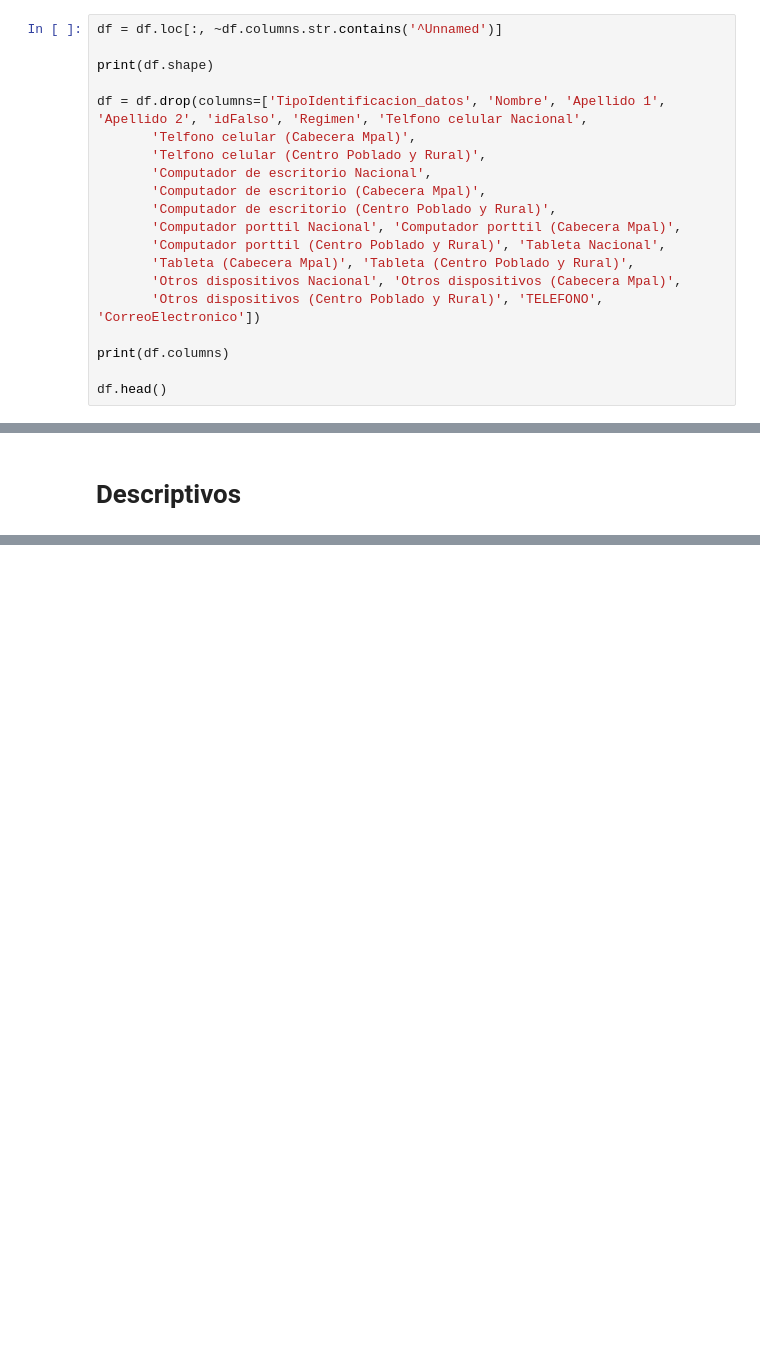
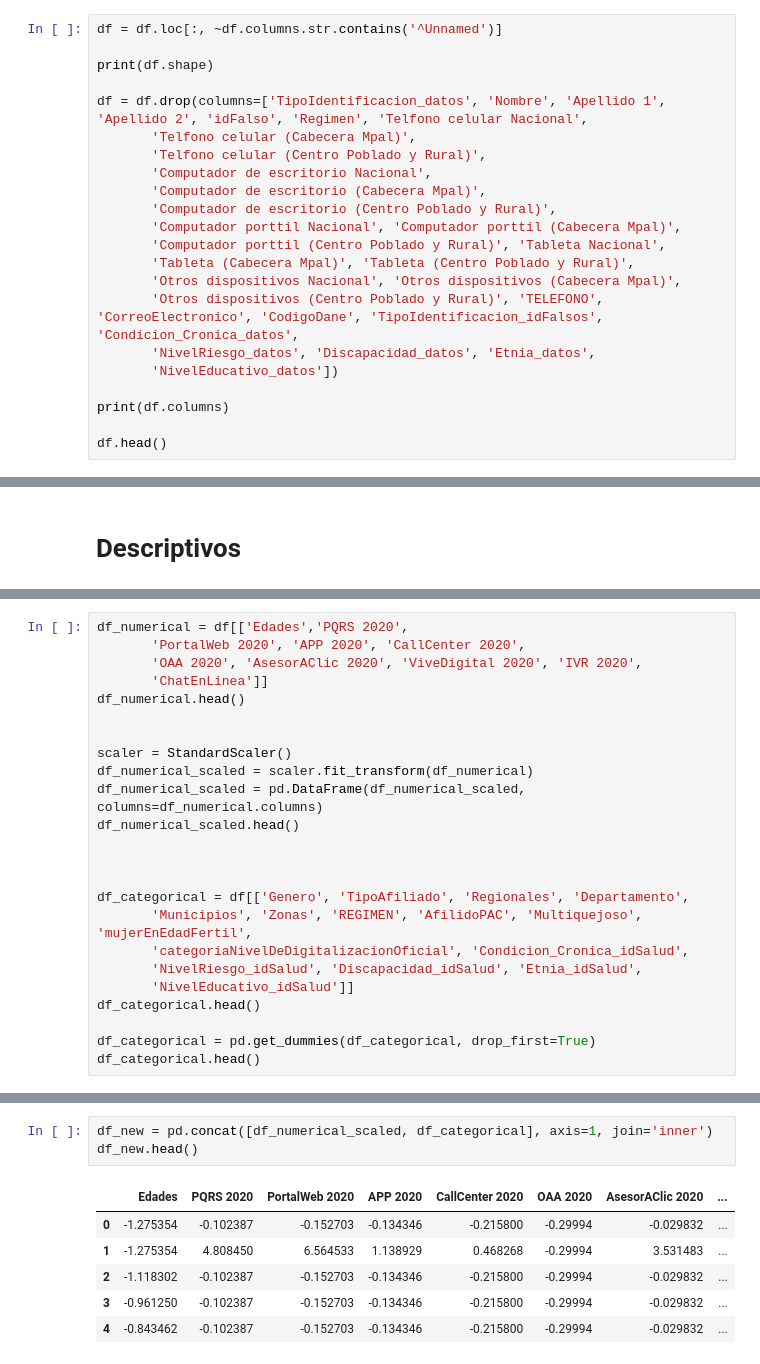
Before and after one commit to cdgonzalezr1/proyecto_aprendizaje_no_supervisado, a Jupyter notebook: proyecto_arquetipos.ipynb, the cells around one changed output, grey strips where cells are left out. Drawn from its saved outputs; the diff is of its cells as text; blank space fills up the shorter version.

Commit message:
Feat (arquetipos): Clean data and standarize
Clean data and standarize

```diff
--- a/proyecto_arquetipos.ipynb
+++ b/proyecto_arquetipos.ipynb
@@ -37,7 +39,9 @@ df = df.drop(columns=['TipoIdentificacion_datos', 'Nombre', 'Apellido 1', 'Apell
        'Computador porttil (Centro Poblado y Rural)', 'Tableta Nacional',
        'Tableta (Cabecera Mpal)', 'Tableta (Centro Poblado y Rural)',
        'Otros dispositivos Nacional', 'Otros dispositivos (Cabecera Mpal)',
-       'Otros dispositivos (Centro Poblado y Rural)', 'TELEFONO', 'CorreoElectronico'])
+       'Otros dispositivos (Centro Poblado y Rural)', 'TELEFONO', 'CorreoElectronico', 'CodigoDane', 'TipoIdentificacion_idFalsos', 'Condicion_Cronica_datos',
+       'NivelRiesgo_datos', 'Discapacidad_datos', 'Etnia_datos',
+       'NivelEducativo_datos'])
 
 print(df.columns)
 
@@ -166,0 +170,24 @@ Name: Generacion, dtype: int64
+# %%
+df_numerical = df[['Edades','PQRS 2020',
+       'PortalWeb 2020', 'APP 2020', 'CallCenter 2020',
+       'OAA 2020', 'AsesorAClic 2020', 'ViveDigital 2020', 'IVR 2020',
+       'ChatEnLinea']]
+df_numerical.head()
+
+
+scaler = StandardScaler()
+df_numerical_scaled = scaler.fit_transform(df_numerical)
+df_numerical_scaled = pd.DataFrame(df_numerical_scaled, columns=df_numerical.columns)
+df_numerical_scaled.head()
+
+
+
+df_categorical = df[['Genero', 'TipoAfiliado', 'Regionales', 'Departamento',
+       'Municipios', 'Zonas', 'REGIMEN', 'AfilidoPAC', 'Multiquejoso', 'mujerEnEdadFertil',
+       'categoriaNivelDeDigitalizacionOficial', 'Condicion_Cronica_idSalud',
+       'NivelRiesgo_idSalud', 'Discapacidad_idSalud', 'Etnia_idSalud',
+       'NivelEducativo_idSalud']]
+df_categorical.head()
+
+df_categorical = pd.get_dummies(df_categorical, drop_first=True)
+df_categorical.head()
@@ -166,0 +202,10 @@ Name: Generacion, dtype: int64
+# %%
+df_new = pd.concat([df_numerical_scaled, df_categorical], axis=1, join='inner')
+df_new.head()
+# %% [output]
+|  | Edades | PQRS 2020 | PortalWeb 2020 | APP 2020 | CallCenter 2020 | OAA 2020 | AsesorAClic 2020 | ... |
+| 0 | -1.275354 | -0.102387 | -0.152703 | -0.134346 | -0.215800 | -0.29994 | -0.029832 | ... |
+| 1 | -1.275354 | 4.808450 | 6.564533 | 1.138929 | 0.468268 | -0.29994 | 3.531483 | ... |
+| 2 | -1.118302 | -0.102387 | -0.152703 | -0.134346 | -0.215800 | -0.29994 | -0.029832 | ... |
+| 3 | -0.961250 | -0.102387 | -0.152703 | -0.134346 | -0.215800 | -0.29994 | -0.029832 | ... |
+| 4 | -0.843462 | -0.102387 | -0.152703 | -0.134346 | -0.215800 | -0.29994 | -0.029832 | ... |
```
Also changed, not shown: parts of 16 cells of this notebook.
